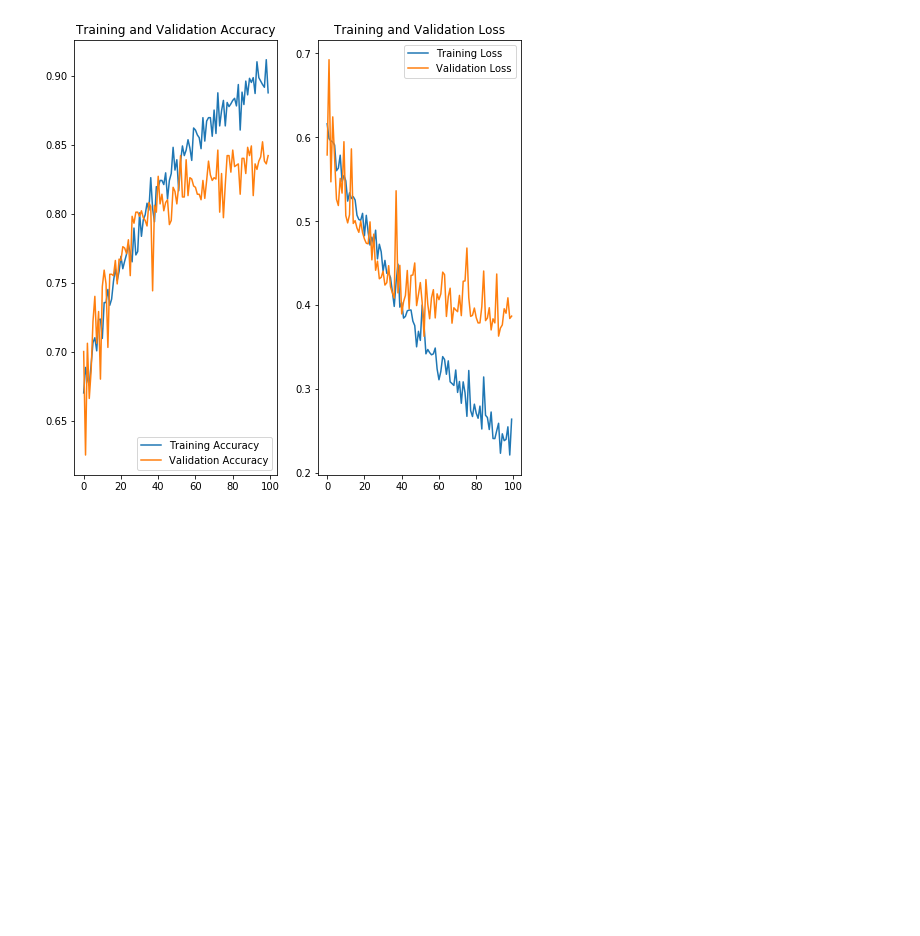
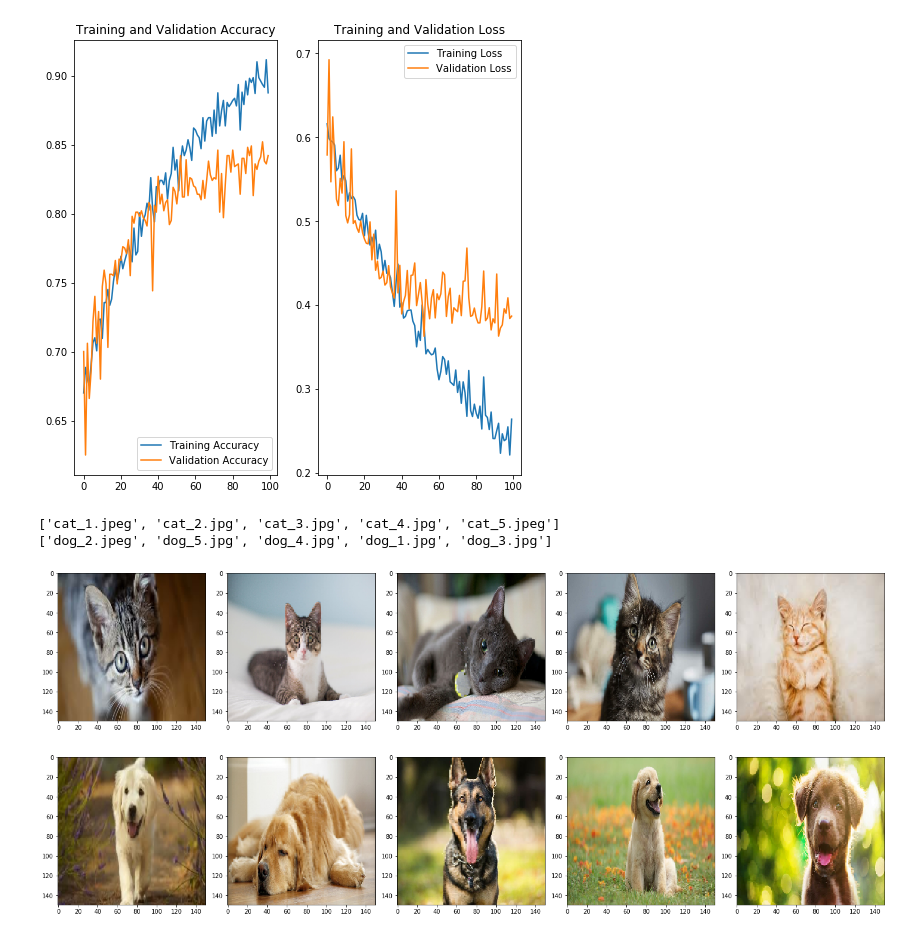
Before and after one commit to tatparya/Udacity-Intro-to-TensorFlow-for-Deep-Learning, a Jupyter notebook: notebooks/[CNN] Dog Cat Classifier.ipynb, the cells around one changed output. Saved outputs shown, nothing was run; the diff lists cells and outputs as text; code cells hidden in the pictures; blank space fills up the shorter version.

Commit message:
Added custom test cases

```diff
--- a/notebooks/[CNN] Dog Cat Classifier.ipynb
+++ b/notebooks/[CNN] Dog Cat Classifier.ipynb
@@ -261,0 +261,7 @@ model.save('models/')
+# %%
+my_test_dir = 'dog_cat_test'
+print(os.listdir(my_test_dir+'/cat'))
+print(os.listdir(my_test_dir+'/dog'))
+# %% [output]
+['cat_1.jpeg', 'cat_2.jpg', 'cat_3.jpg', 'cat_4.jpg', 'cat_5.jpeg']
+['dog_2.jpeg', 'dog_5.jpg', 'dog_4.jpg', 'dog_1.jpg', 'dog_3.jpg']
@@ -261,0 +274,22 @@ model.save('models/')
+# %%
+my_cat_images = []
+my_dog_images = []
+size = 150, 150
+for filename in glob.glob(my_test_dir + '/cat/*'):
+    img = tf.io.read_file(filename)
+    img = tf.image.decode_image(img, channels=3)
+    img = tf.image.convert_image_dtype(img, tf.float32)
+    img = tf.image.resize(img, [150,150])
+    my_cat_images.append(img)
+
+for filename in glob.glob(my_test_dir + '/dog/*'):
+    img = tf.io.read_file(filename)
+    img = tf.image.decode_image(img, channels=3)
+    img = tf.image.convert_image_dtype(img, tf.float32)
+    img = tf.image.resize(img, [150,150])
+    my_dog_images.append(img)
+plotImages(my_cat_images)
+plotImages(my_dog_images)
+# %% [output]
+[figure, added]
+[figure, added]
```
Also changed, not shown: parts of 8 cells of this notebook, 10 other files.
